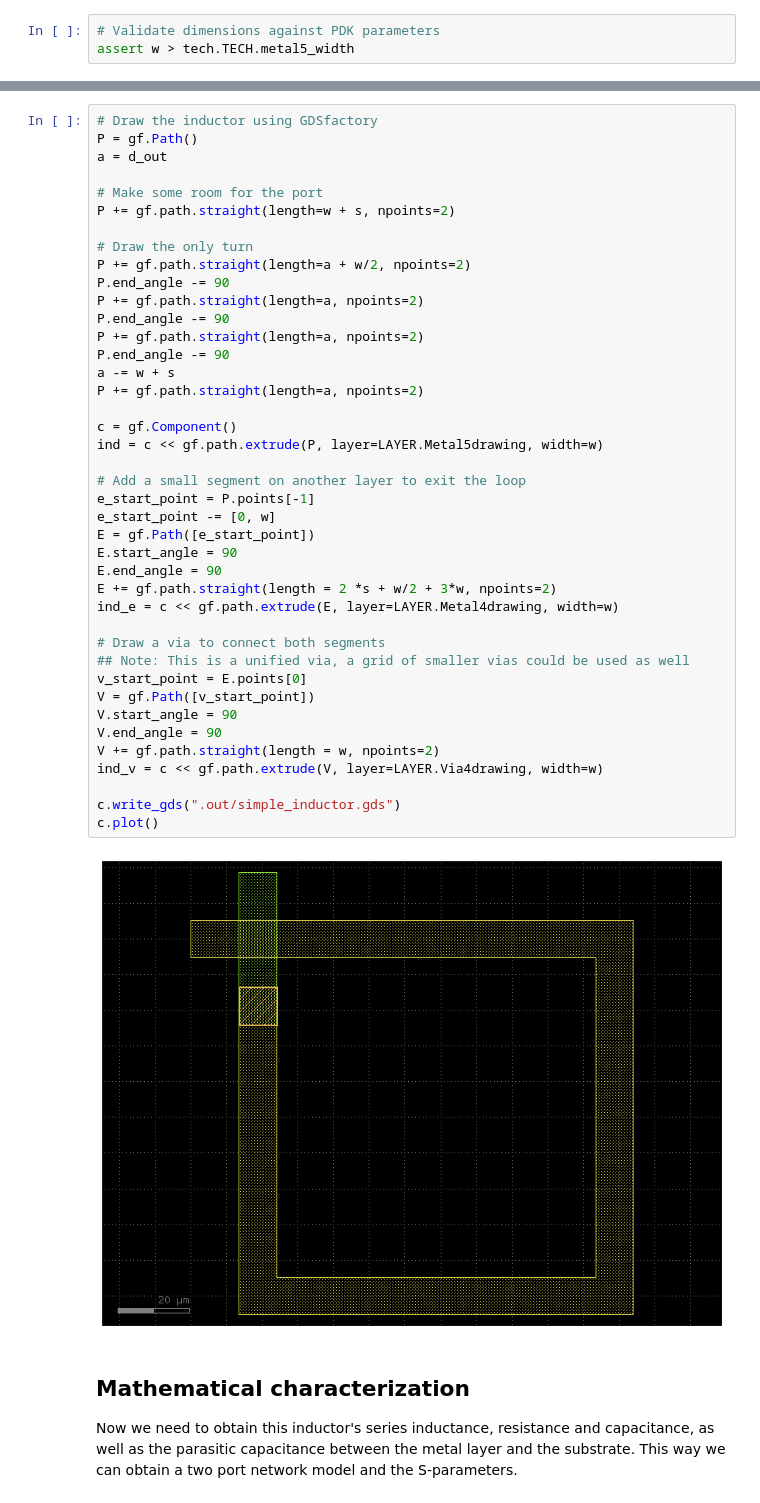
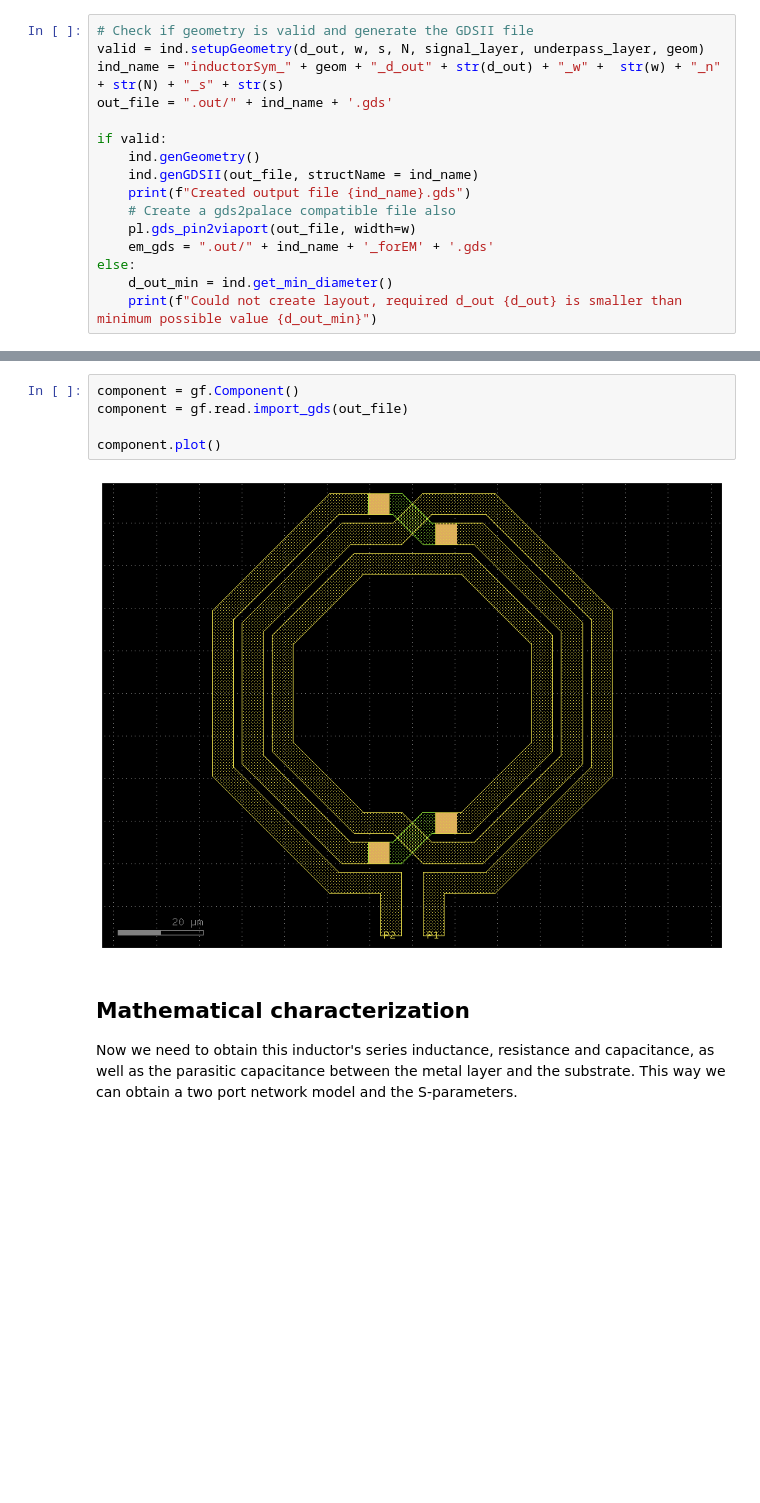
Before and after one commit to try-except/InductorLab, a Jupyter notebook: notebooks/SimpleInductorAnalysis.ipynb, the cells around one changed output, grey strips where cells are left out. Saved outputs shown, nothing was run; the diff lists cells and outputs as text; blank space fills up the shorter version.

Commit message:
Workin palace simulation

```diff
--- a/notebooks/SimpleInductorAnalysis.ipynb
+++ b/notebooks/SimpleInductorAnalysis.ipynb
@@ -16,3 +50,16 @@ N     = 1
 # %%
-# Validate dimensions against PDK parameters
-assert w > tech.TECH.metal5_width
+# Check if geometry is valid and generate the GDSII file
+valid = ind.setupGeometry(d_out, w, s, N, signal_layer, underpass_layer, geom)
+ind_name = "inductorSym_" + geom + "_d_out" + str(d_out) + "_w" +  str(w) + "_n" + str(N) + "_s" + str(s)
+out_file = ".out/" + ind_name + '.gds'
+
+if valid:
+    ind.genGeometry()
+    ind.genGDSII(out_file, structName = ind_name)
+    print(f"Created output file {ind_name}.gds")
+    # Create a gds2palace compatible file also
+    pl.gds_pin2viaport(out_file, width=w)
+    em_gds = ".out/" + ind_name + '_forEM' + '.gds'
+else:
+    d_out_min = ind.get_min_diameter()
+    print(f"Could not create layout, required d_out {d_out} is smaller than minimum possible value {d_out_min}")
@@ -19,46 +68,10 @@ assert w > tech.TECH.metal5_width
 # %%
-# Draw the inductor using GDSfactory
-P = gf.Path()
-a = d_out
+component = gf.Component()
+component = gf.read.import_gds(out_file)
 
-# Make some room for the port
-P += gf.path.straight(length=w + s, npoints=2)
-
-# Draw the only turn
-P += gf.path.straight(length=a + w/2, npoints=2)
-P.end_angle -= 90
-P += gf.path.straight(length=a, npoints=2)
-P.end_angle -= 90
-P += gf.path.straight(length=a, npoints=2)
-P.end_angle -= 90
-a -= w + s
-P += gf.path.straight(length=a, npoints=2)
-
-c = gf.Component()
-ind = c << gf.path.extrude(P, layer=LAYER.Metal5drawing, width=w)
-
-# Add a small segment on another layer to exit the loop
-e_start_point = P.points[-1]
-e_start_point -= [0, w]
-E = gf.Path([e_start_point])
-E.start_angle = 90
-E.end_angle = 90
-E += gf.path.straight(length = 2 *s + w/2 + 3*w, npoints=2)
-ind_e = c << gf.path.extrude(E, layer=LAYER.Metal4drawing, width=w)
-
-# Draw a via to connect both segments
-## Note: This is a unified via, a grid of smaller vias could be used as well
-v_start_point = E.points[0]
-V = gf.Path([v_start_point])
-V.start_angle = 90
-V.end_angle = 90
-V += gf.path.straight(length = w, npoints=2)
-ind_v = c << gf.path.extrude(V, layer=LAYER.Via4drawing, width=w)
-
-c.write_gds(".out/simple_inductor.gds")
-c.plot()
+component.plot()
 # %% [output]
-[figure, old version]
+[figure, new version]
 # %% [markdown]
 ## Mathematical characterization
 Now we need to obtain this inductor's series inductance, resistance and capacitance, as well as the parasitic capacitance between the metal layer and the substrate. This way we can obtain a two port network model and the S-parameters.
```
Also changed, not shown: parts of 35 cells of this notebook.
